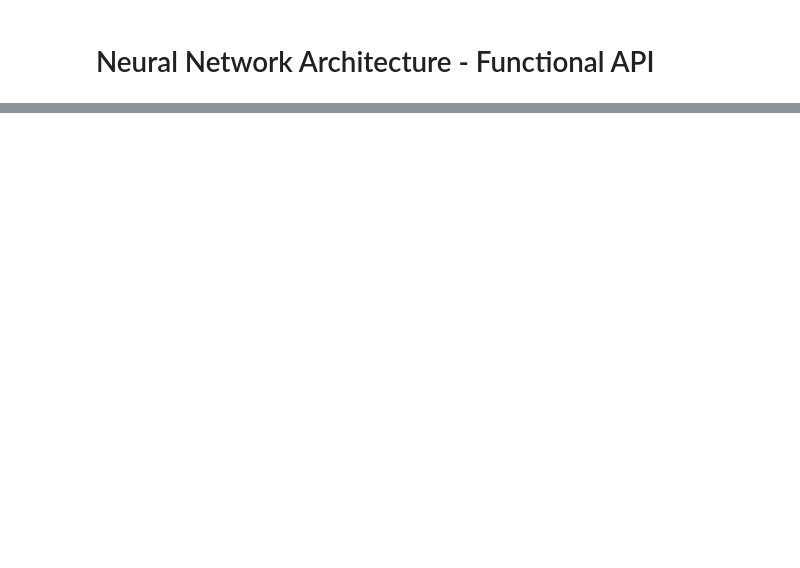
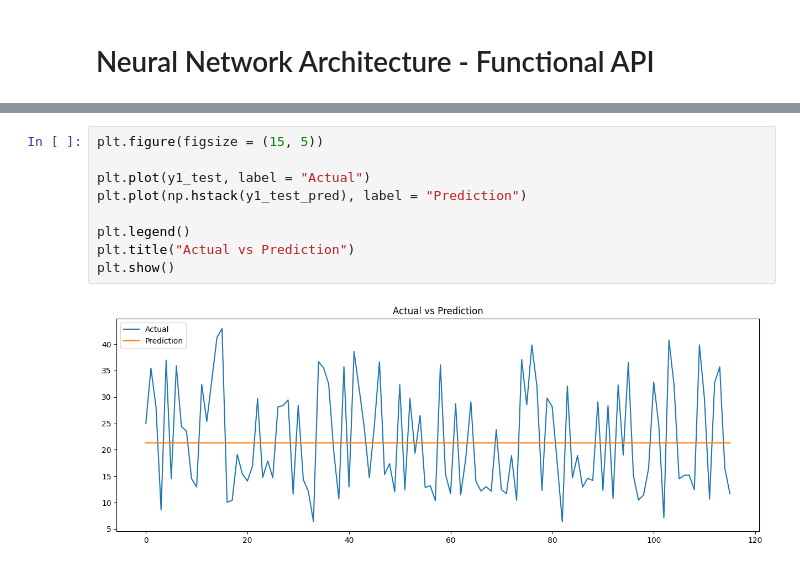
Before and after one commit to santhoshkavi123/TENSORFLOW, a Jupyter notebook: Energy Efficiency Project/energy_efficienct_notebook.ipynb, the cells around one changed output, grey strips where cells are left out. Saved outputs shown, nothing was run; the diff lists cells and outputs as text; blank space fills up the shorter version.

```diff
--- a/Energy Efficiency Project/energy_efficienct_notebook.ipynb
+++ b/Energy Efficiency Project/energy_efficienct_notebook.ipynb
@@ -112,0 +225,11 @@ Shape of the y2_test:(115,)
+# %%
+plt.figure(figsize = (15, 5))
+
+plt.plot(y1_test, label = "Actual")
+plt.plot(np.hstack(y1_test_pred), label = "Prediction")
+
+plt.legend()
+plt.title("Actual vs Prediction")
+plt.show()
+# %% [output]
+[figure, added]
```
Also changed, not shown: parts of 14 cells of this notebook, 1 other file.
